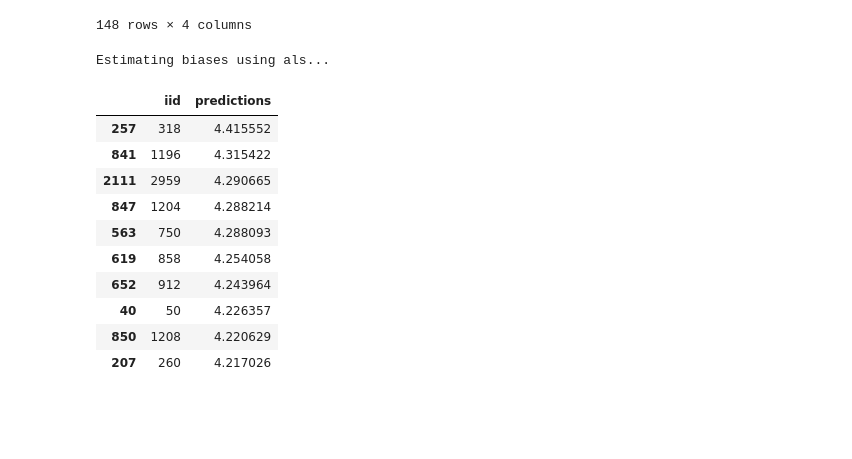
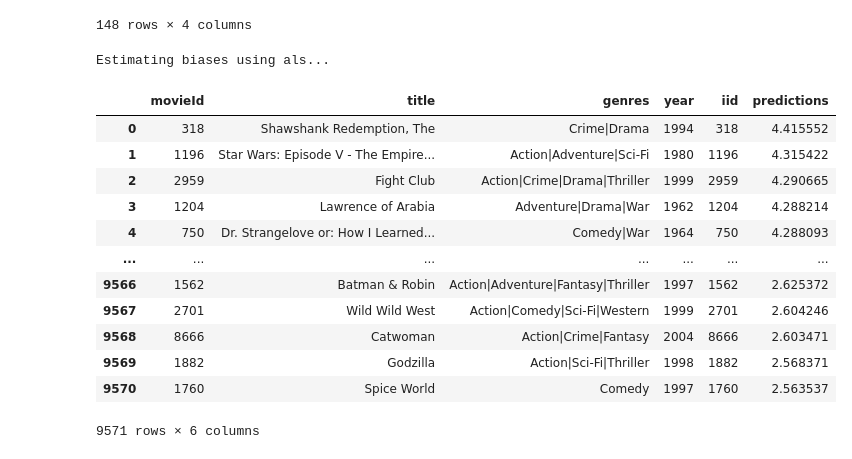
Before and after one commit to JulianHe1991/Movie_Recommendation_Project, a Jupyter notebook: Dirty_Modeling_Notebook.ipynb, the cells around one changed output. Saved outputs shown, nothing was run; the diff lists cells and outputs as text; code cells hidden in the pictures; blank space fills up the shorter version.

```diff
--- a/Dirty_Modeling_Notebook.ipynb
+++ b/Dirty_Modeling_Notebook.ipynb
@@ -743,21 +744,25 @@ movies_to_predict = np.setdiff1d(unique_ids,iids1001)
 # %%
 #Best model based off of crossvalidation
 algo = BaselineOnly()
 algo.fit(train)
 my_recs = []
 for iid in movies_to_predict:
  my_recs.append((iid, algo.predict(uid='100',iid=iid).est))
-pd.DataFrame(my_recs, columns=['iid', 'predictions']).sort_values('predictions', ascending=False).head(10)
+pred_df = pd.DataFrame(my_recs, columns=['iid', 'predictions']).sort_values('predictions', ascending=False)
+rec_df = movies_df.merge(pred_df, right_on="iid", left_on="movieId", how = "right")
+rec_df
 # %% [output]
 Estimating biases using als...
-|  | iid | predictions |
-| 257 | 318 | 4.415552 |
-| 841 | 1196 | 4.315422 |
-| 2111 | 2959 | 4.290665 |
-| 847 | 1204 | 4.288214 |
-| 563 | 750 | 4.288093 |
-| 619 | 858 | 4.254058 |
-| 652 | 912 | 4.243964 |
-| 40 | 50 | 4.226357 |
-| 850 | 1208 | 4.220629 |
-| 207 | 260 | 4.217026 |
+|  | movieId | title | genres | year | iid | predictions |
+| 0 | 318 | Shawshank Redemption, The | Crime|Drama | 1994 | 318 | 4.415552 |
+| 1 | 1196 | Star Wars: Episode V - The Empire... | Action|Adventure|Sci-Fi | 1980 | 1196 | 4.315422 |
+| 2 | 2959 | Fight Club | Action|Crime|Drama|Thriller | 1999 | 2959 | 4.290665 |
+| 3 | 1204 | Lawrence of Arabia | Adventure|Drama|War | 1962 | 1204 | 4.288214 |
+| 4 | 750 | Dr. Strangelove or: How I Learned... | Comedy|War | 1964 | 750 | 4.288093 |
+| ... | ... | ... | ... | ... | ... | ... |
+| 9566 | 1562 | Batman & Robin | Action|Adventure|Fantasy|Thriller | 1997 | 1562 | 2.625372 |
+| 9567 | 2701 | Wild Wild West | Action|Comedy|Sci-Fi|Western | 1999 | 2701 | 2.604246 |
+| 9568 | 8666 | Catwoman | Action|Crime|Fantasy | 2004 | 8666 | 2.603471 |
+| 9569 | 1882 | Godzilla | Action|Sci-Fi|Thriller | 1998 | 1882 | 2.568371 |
+| 9570 | 1760 | Spice World | Comedy | 1997 | 1760 | 2.563537 |
+9571 rows × 6 columns
```
Also changed, not shown: parts of 11 cells of this notebook.
